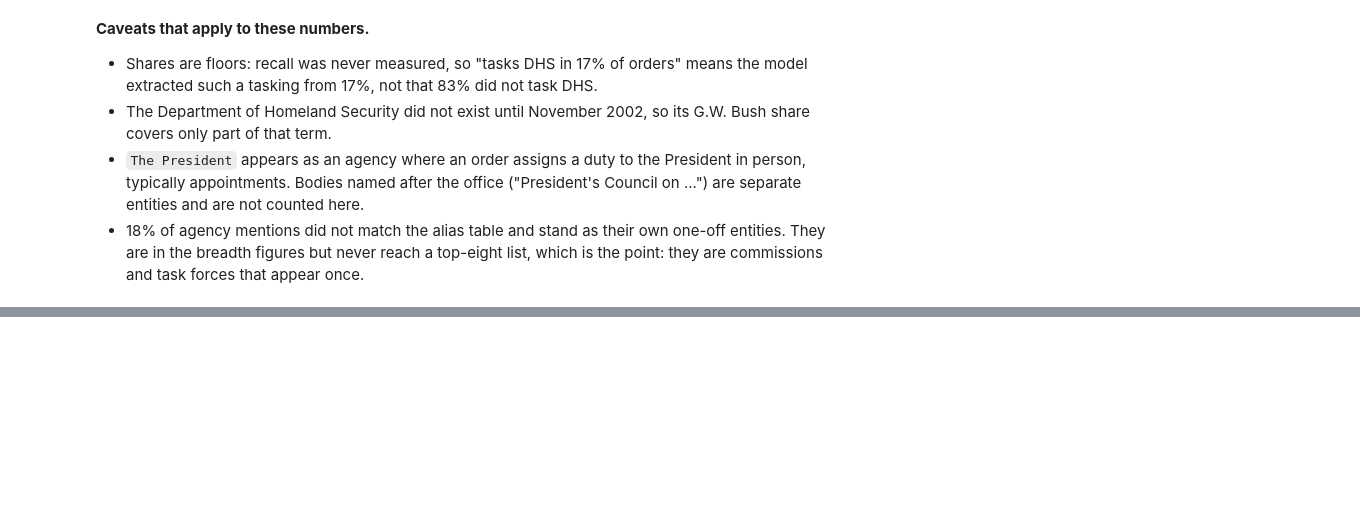
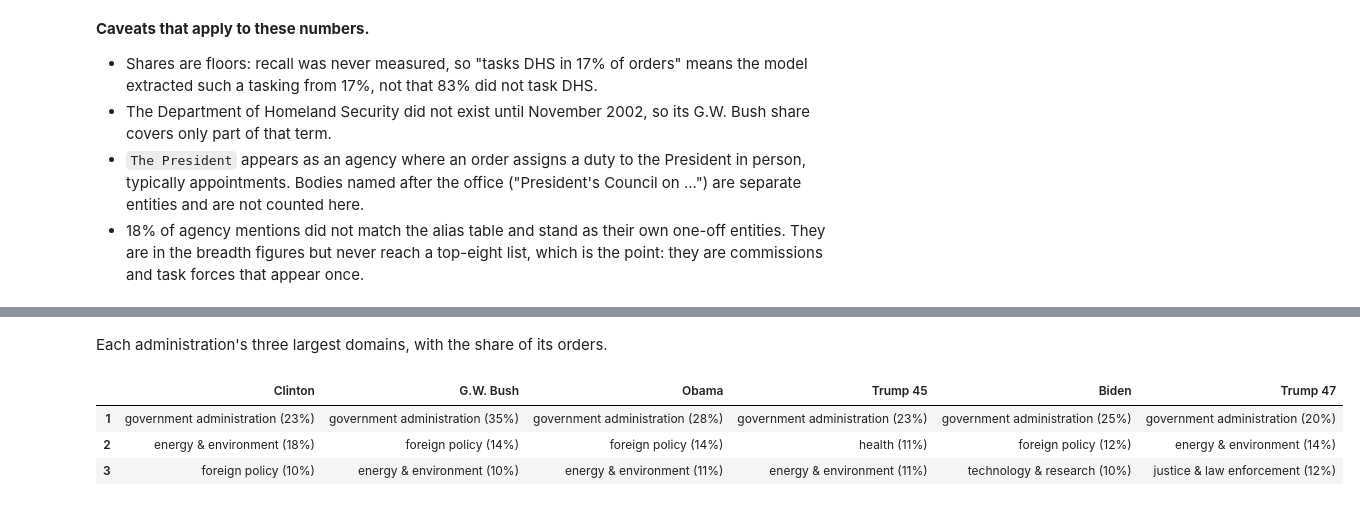
Before and after one commit to DaveKT/EO_Analysis, a Jupyter notebook: notebooks/analysis.ipynb, the cells around one changed output, grey strips where cells are left out. Drawn from its saved outputs; the diff is of its cells as text; code cells hidden in the pictures; blank space fills up the shorter version.

```diff
--- a/notebooks/analysis.ipynb
+++ b/notebooks/analysis.ipynb
@@ -477,0 +524,17 @@ plt.show()
+# %% [markdown]
+Each administration's three largest domains, with the share of its orders.
+# %%
+def label(topic: str) -> str:
+    return topic.replace("_and_", " & ").replace("_", " ")
+
+
+top3 = {}
+for actor in ADMINS:
+    s = topic_share[actor].drop("other").nlargest(3)
+    top3[actor] = [f"{label(t)} ({v:.0f}%)" for t, v in s.items()]
+pd.DataFrame(top3, index=[1, 2, 3])
+# %% [output]
+|  | Clinton | G.W. Bush | Obama | Trump 45 | Biden | Trump 47 |
+| 1 | government administration (23%) | government administration (35%) | government administration (28%) | government administration (23%) | government administration (25%) | government administration (20%) |
+| 2 | energy & environment (18%) | foreign policy (14%) | foreign policy (14%) | health (11%) | foreign policy (12%) | energy & environment (14%) |
+| 3 | foreign policy (10%) | energy & environment (10%) | energy & environment (11%) | energy & environment (11%) | technology & research (10%) | justice & law enforcement (12%) |
```
Also changed, not shown: parts of 5 cells of this notebook.
